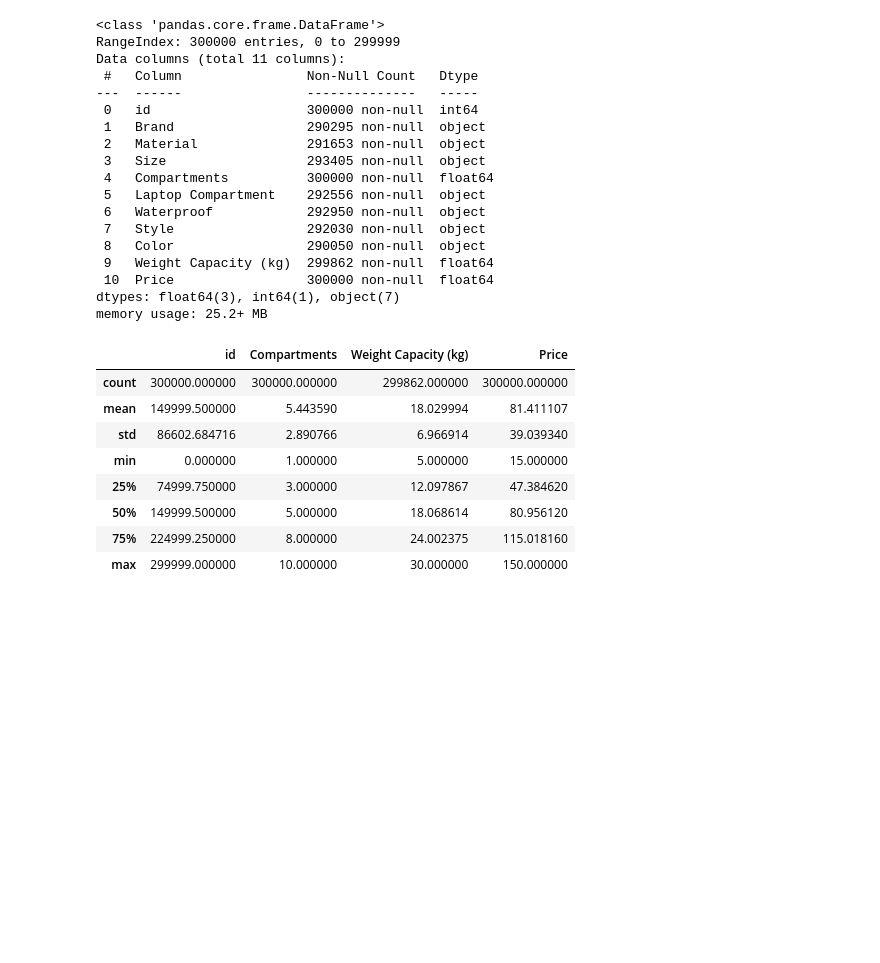
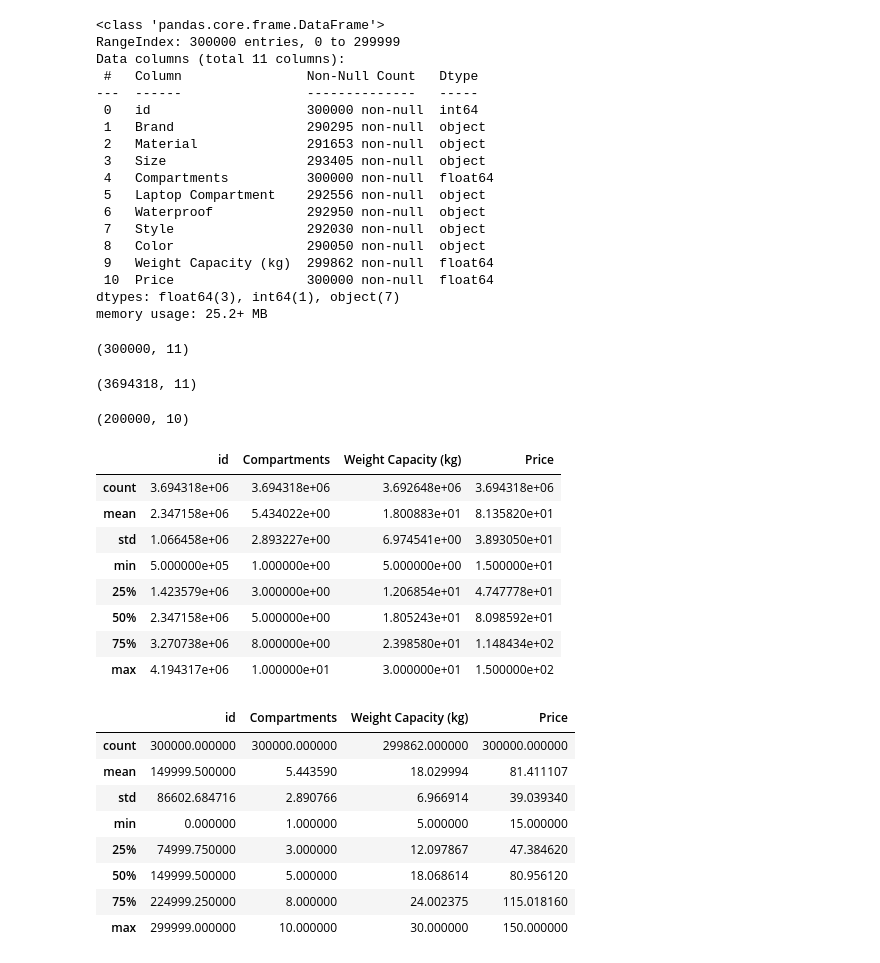
Before and after one commit to subarnasaikia/Backpack-Prediction-Challenge, a Jupyter notebook: Backpack_time_XGBoost.ipynb, the cells around one changed output. Cells and saved outputs as stored; diff of their text form; code cells hidden in the pictures; blank space fills up the shorter version.

```diff
--- a/Backpack_time_XGBoost.ipynb
+++ b/Backpack_time_XGBoost.ipynb
@@ -49,6 +70,30 @@ Data columns (total 11 columns):
  10  Price                 300000 non-null  float64
 dtypes: float64(3), int64(1), object(7)
 memory usage: 25.2+ MB
+# %%
+train_df.shape
+# %% [output]
+(300000, 11)
+# %%
+extra_train_df.shape
+# %% [output]
+(3694318, 11)
+# %%
+test_df.shape
+# %% [output]
+(200000, 10)
+# %%
+extra_train_df.describe()
+# %% [output]
+|  | id | Compartments | Weight Capacity (kg) | Price |
+| count | 3.694318e+06 | 3.694318e+06 | 3.692648e+06 | 3.694318e+06 |
+| mean | 2.347158e+06 | 5.434022e+00 | 1.800883e+01 | 8.135820e+01 |
+| std | 1.066458e+06 | 2.893227e+00 | 6.974541e+00 | 3.893050e+01 |
+| min | 5.000000e+05 | 1.000000e+00 | 5.000000e+00 | 1.500000e+01 |
+| 25% | 1.423579e+06 | 3.000000e+00 | 1.206854e+01 | 4.747778e+01 |
+| 50% | 2.347158e+06 | 5.000000e+00 | 1.805243e+01 | 8.098592e+01 |
+| 75% | 3.270738e+06 | 8.000000e+00 | 2.398580e+01 | 1.148434e+02 |
+| max | 4.194317e+06 | 1.000000e+01 | 3.000000e+01 | 1.500000e+02 |
 # %%
 train_df.describe()
 # %% [output]
```
Also changed, not shown: parts of 31 cells of this notebook.
